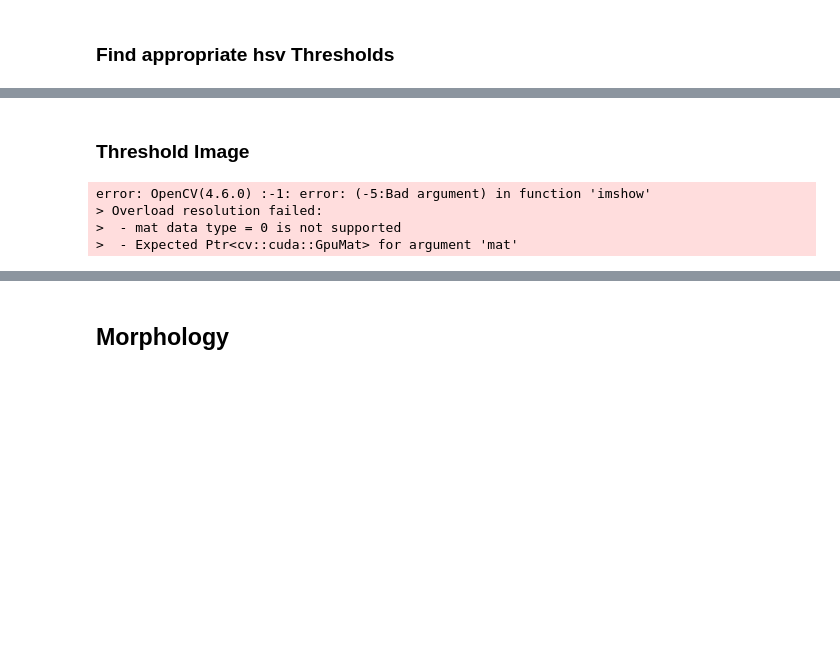
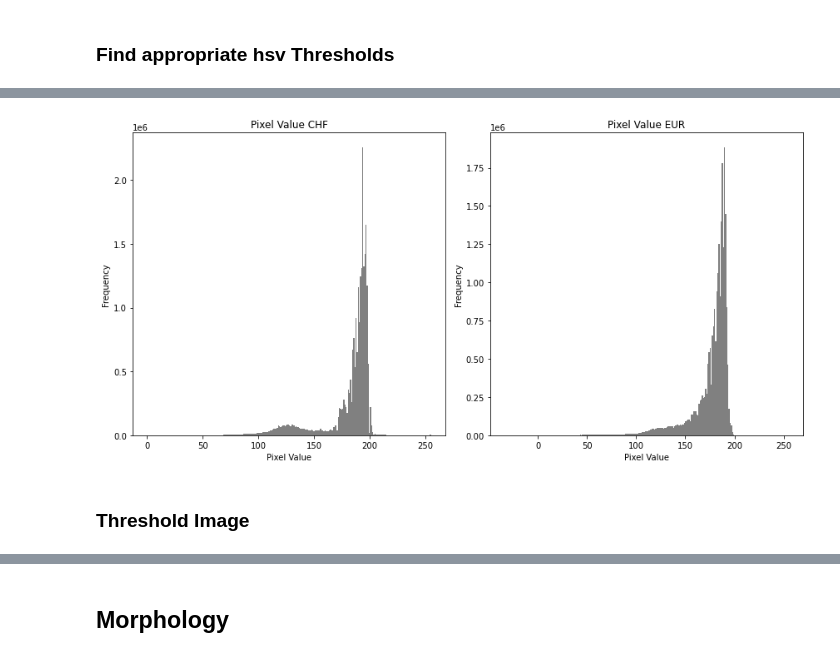
Before and after one commit to renukasinghvirk/Project_imageanalysis, a Jupyter notebook: Group56.ipynb, the cells around one changed output, grey strips where cells are left out. Cells and saved outputs as stored; diff of their text form; code cells hidden in the pictures; blank space fills up the shorter version.

```diff
--- a/Group56.ipynb
+++ b/Group56.ipynb
@@ -131,19 +129,26 @@ plot_colors_histo(
+# %%
+
+# Create a figure with two subplots
+fig, axs = plt.subplots(1, 2, figsize=(12, 6))
+
+# Plot histogram of CHF pixel values
+axs[0].hist(chf_scaled.ravel(), bins=256, range=(np.min(chf_scaled), np.max(chf_scaled)), color='gray', edgecolor='none')
+axs[0].set_title('Pixel Value CHF')
+axs[0].set_xlabel('Pixel Value')
+axs[0].set_ylabel('Frequency')
+
+# Plot histogram of EUR pixel values
+axs[1].hist(eur_scaled.ravel(), bins=256, range=(np.min(eur_scaled), np.max(eur_scaled)), color='gray', edgecolor='none')
+axs[1].set_title('Pixel Value EUR')
+axs[1].set_xlabel('Pixel Value')
+axs[1].set_ylabel('Frequency')
+
+# Adjust layout
+plt.tight_layout()
+
+# Show the plot
+plt.show()
+# %% [output]
+[figure, added]
 # %% [markdown]
 ### Threshold Image
-# %%
-### TO ADDD
-# Set thresholds for each component
-    values_hsv = [0.1,0.2,0.7]
-
-    # Threshold data
-    h_th = data_h < values_hsv[0]
-    s_th = data_s > values_hsv[1]
-    v_th = data_v < values_hsv[2]
-    # Reconstruct image
-
-    img_th = np.logical_and(h_th, np.logical_and(s_th, v_th))
-# %% [output]
-error: OpenCV(4.6.0) :-1: error: (-5:Bad argument) in function 'imshow'
-> Overload resolution failed:
->  - mat data type = 0 is not supported
->  - Expected Ptr<cv::cuda::GpuMat> for argument 'mat'
```
Also changed, not shown: parts of 14 cells of this notebook.
